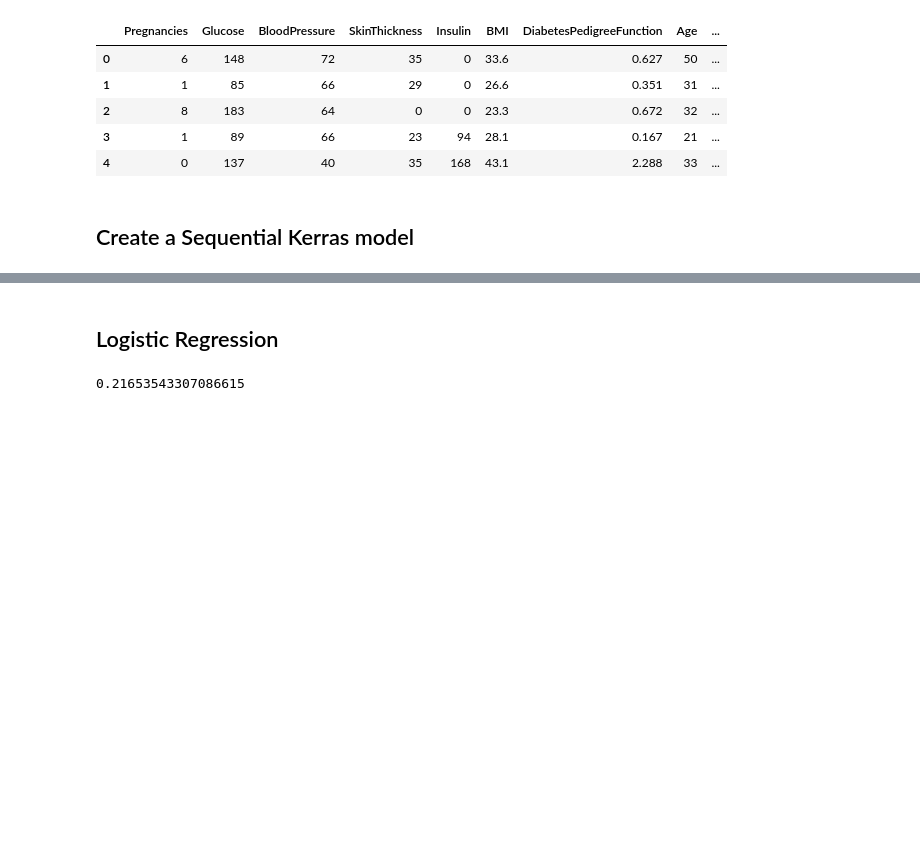
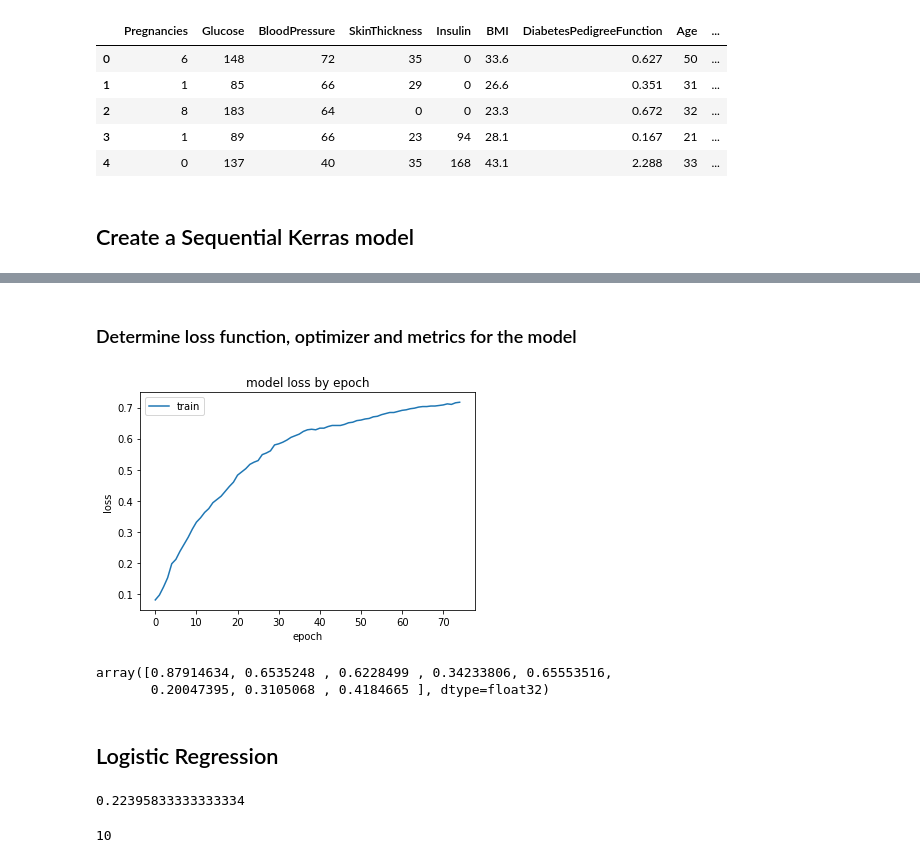
Before and after one commit to jshams/DS-2.2-deep-learning, a Jupyter notebook: assignments/homework-1.ipynb, the cells around one changed output, grey strips where cells are left out. Cells and saved outputs as stored; diff of their text form; code cells hidden in the pictures; blank space fills up the shorter version.

```diff
--- a/assignments/homework-1.ipynb
+++ b/assignments/homework-1.ipynb
@@ -147,13 +147,20 @@ diabetes_df.head()
 # %%
 x = diabetes_df.drop(['Outcome'], axis=1)
 y = diabetes_df['Outcome']
+x_scale = StandardScaler(x)
 
-x_train, x_test, y_train, y_test = train_test_split(x, y, test_size = 0.25, random_state = 5)
+scaler = StandardScaler()
+scaler.fit(x)
+x_scaled = scaler.transform(x)
+
+x_train, x_test, y_train, y_test = train_test_split(x_scaled, y, test_size = 0.25, random_state = 5)
 # %% [markdown]
 ## Create a Sequential Kerras model
 # %%
 model = Sequential([
-                Dense(128,activation = sigmoid),
-                Dense(10,activation = softmax)])
+                Dense(8, activation=sigmoid),
+#                 Dense(16, activation=softmax),
+#                 Dense(2, activation=softmax)
+])
 
-model.compile(optimizer = 'adam',loss='sparse_categorical_crossentropy',metrics =['accuracy'])
+model.compile(optimizer='sgd',loss='sparse_categorical_crossentropy', metrics =['accuracy'])
@@ -159,0 +169,3 @@ model.compile(optimizer = 'adam',loss='sparse_categorical_crossentropy',metrics
+# %%
+# Train the model
+history = model.fit(np.array(x_train), np.array(y_train), epochs=75)
@@ -160,3 +190,22 @@ model.compile(optimizer = 'adam',loss='sparse_categorical_crossentropy',metrics
+# %% [markdown]
+### Determine loss function, optimizer and metrics for the model
+# %%
+plt.plot(history.history['acc'])
+plt.title('model loss by epoch')
+plt.xlabel('epoch')
+plt.ylabel('loss')
+plt.legend(['train', 'test'], loc='upper left')
+
+plt.show()
+# %% [output]
+[figure, added]
+# %%
+y_pred = model.predict(x_test)
+# mean_squared_error(y_test, y_pred)
+y_pred[0]
+# %% [output]
+array([0.87914634, 0.6535248 , 0.6228499 , 0.34233806, 0.65553516,
+       0.20047395, 0.3105068 , 0.4184665 ], dtype=float32)
 # %% [markdown]
 ## Logistic Regression
 # %%
@@ -168,4 +217,4 @@ logreg.fit(x_train, y_train)
 y_pred = logreg.predict(x_test)
 mean_squared_error(y_test, y_pred)
 # %% [output]
-0.21653543307086615
+0.22395833333333334
@@ -171,0 +224,11 @@ mean_squared_error(y_test, y_pred)
+# %%
+i = 1
+while True:
+    ans = f(i)
+    if ans < 0.001:
+        print(i)
+        break
+    else:
+        i += 1
+# %% [output]
+10
```
Also changed, not shown: parts of 8 cells of this notebook.
